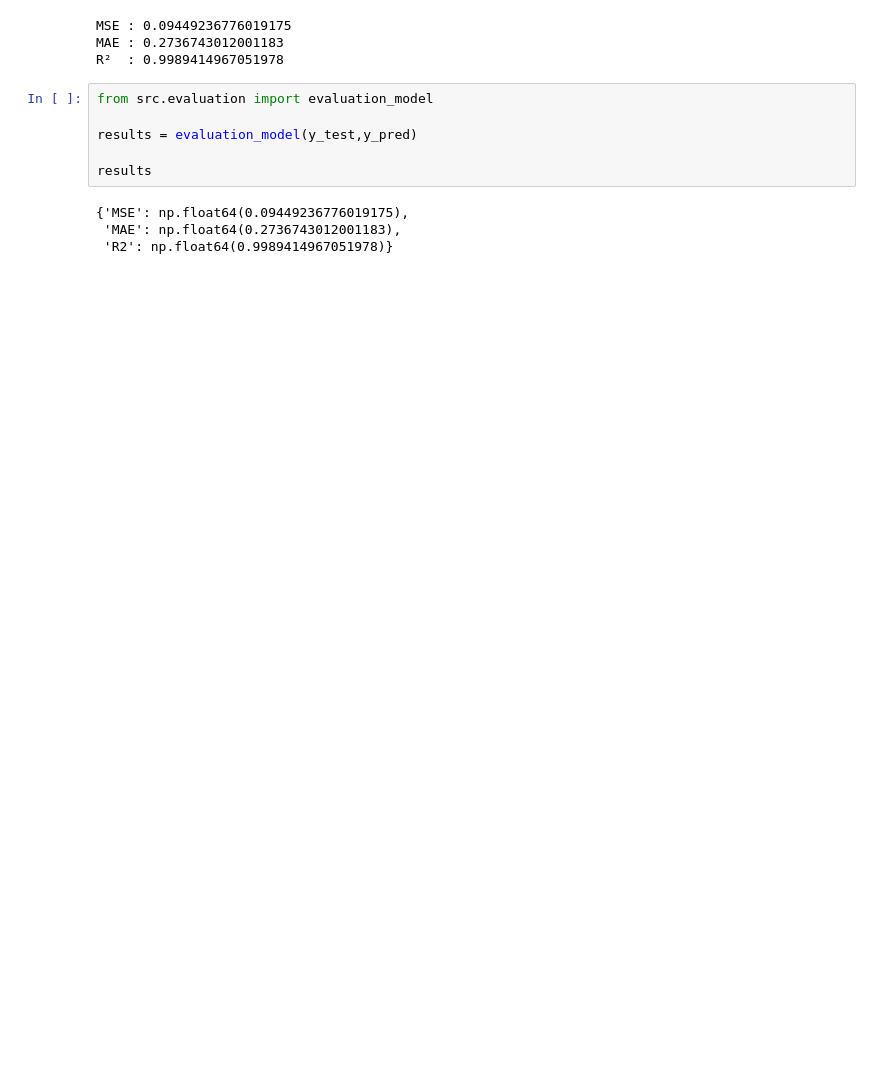
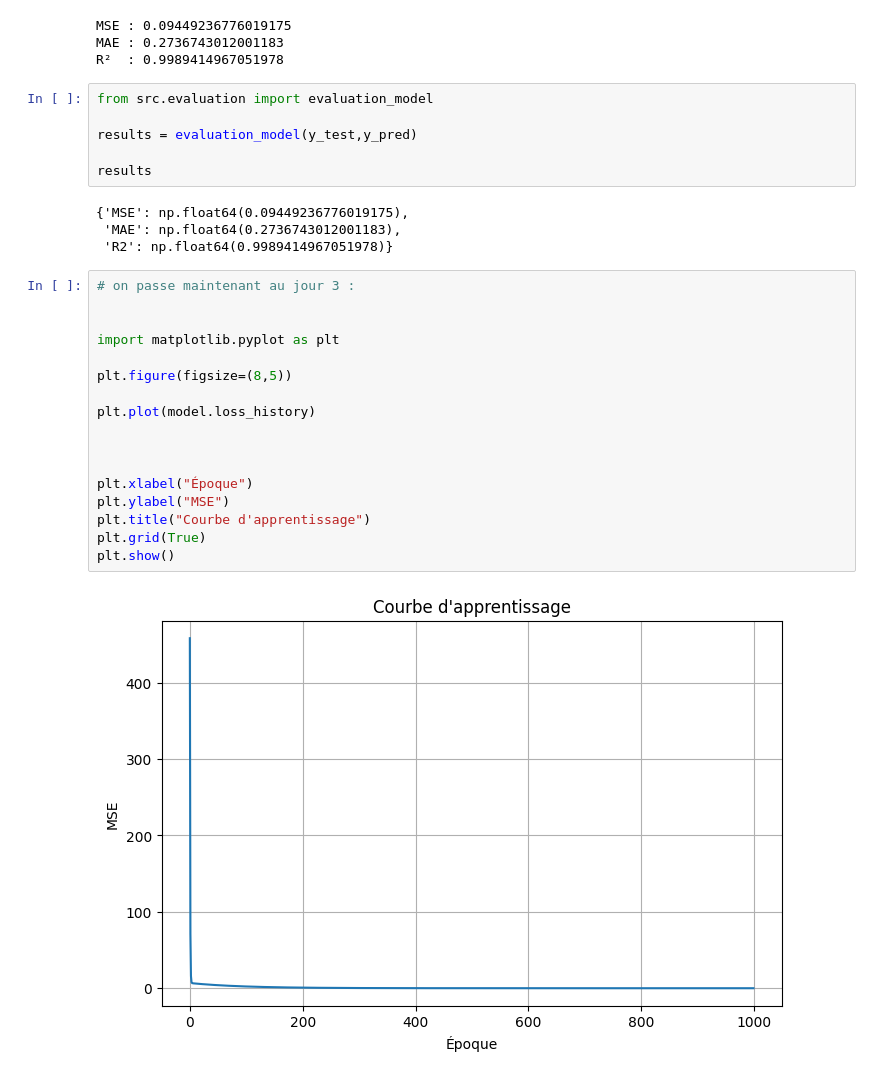
Before and after one commit to ilyass-aftyss/ml-from-scratch, a Jupyter notebook: notebooks/01_linear_regression.ipynb, the cells around one changed output. Saved outputs shown, nothing was run; the diff lists cells and outputs as text; blank space fills up the shorter version.

```diff
--- a/notebooks/01_linear_regression.ipynb
+++ b/notebooks/01_linear_regression.ipynb
@@ -175,3 +179,22 @@ results
 {'MSE': np.float64(0.09449236776019175),
  'MAE': np.float64(0.2736743012001183),
  'R2': np.float64(0.9989414967051978)}
+# %%
+# on passe maintenant au jour 3 :
+
+
+import matplotlib.pyplot as plt
+
+plt.figure(figsize=(8,5))
+
+plt.plot(model.loss_history)
+
+
+
+plt.xlabel("Époque")
+plt.ylabel("MSE")
+plt.title("Courbe d'apprentissage")
+plt.grid(True)
+plt.show()
+# %% [output]
+[figure, added]
```
Also changed, not shown: parts of 8 cells of this notebook.
